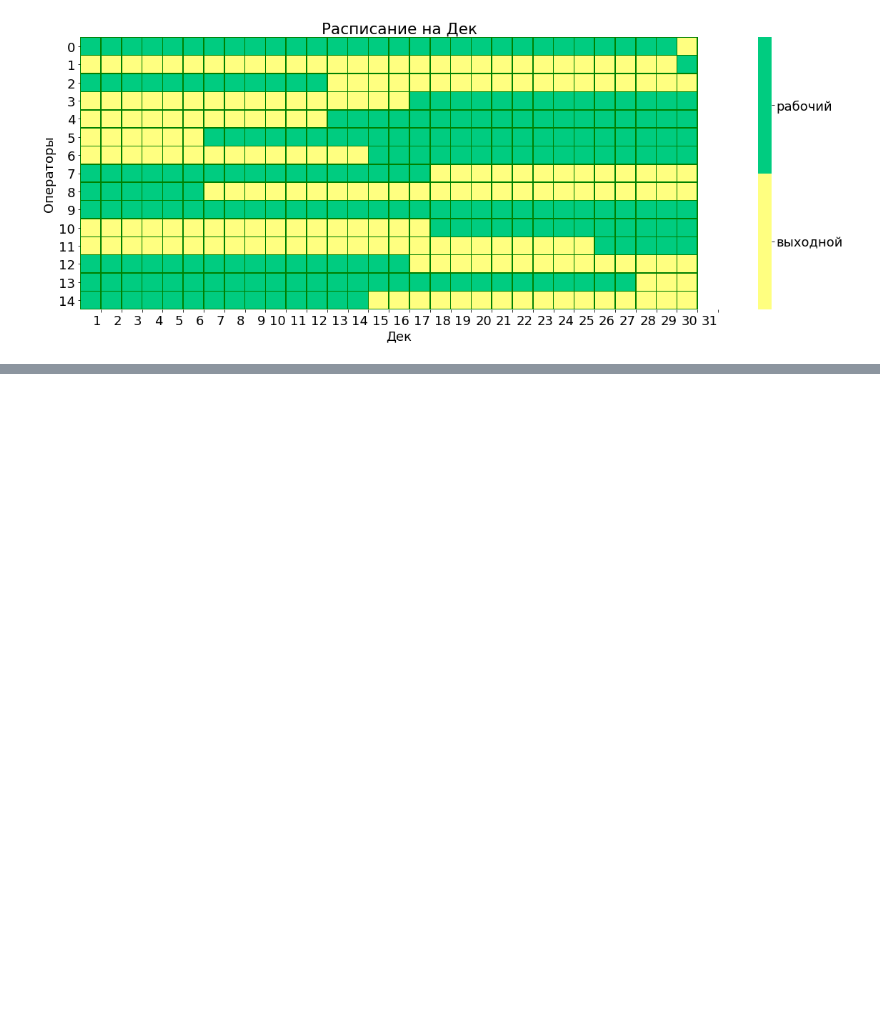
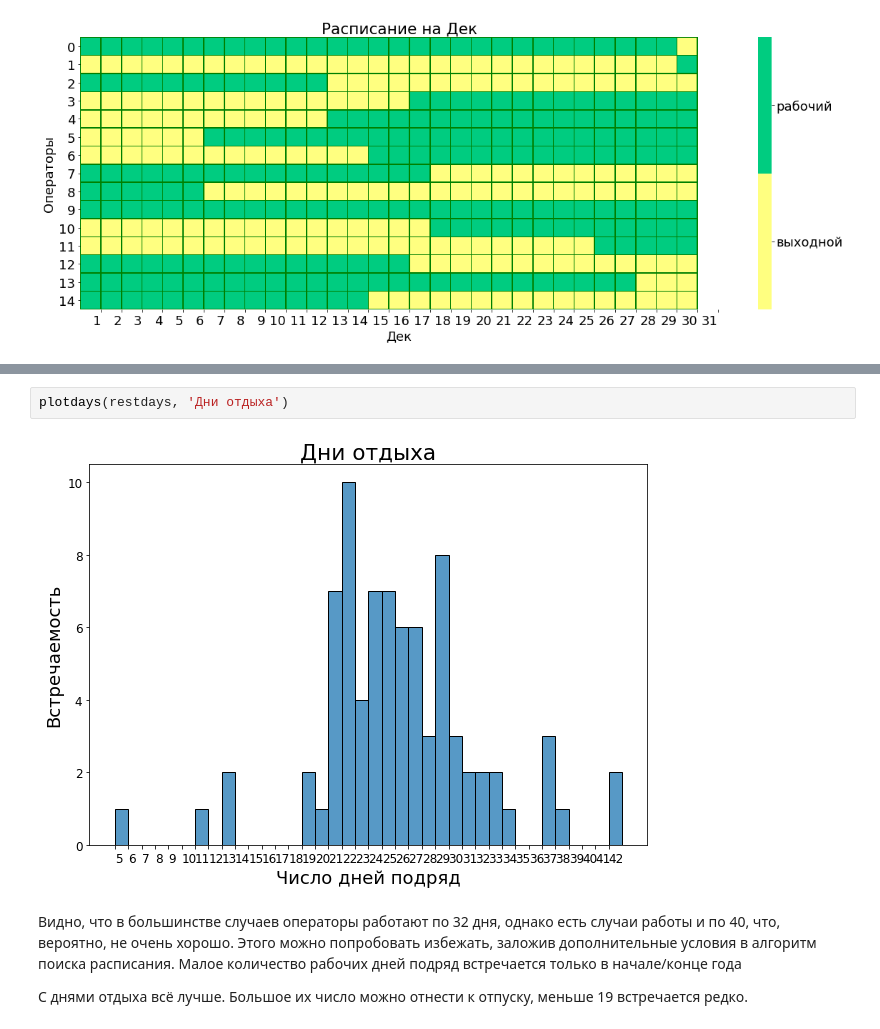
Before and after one commit to obopodo/MCS_schedule, a Jupyter notebook: Schedule.ipynb, the cells around one changed output, grey strips where cells are left out. Drawn from its saved outputs; the diff is of its cells as text; blank space fills up the shorter version.

```diff
--- a/Schedule.ipynb
+++ b/Schedule.ipynb
@@ -77,0 +124,9 @@ plot_schedule(s[0])
+# %%
+plotdays(restdays, 'Дни отдыха')
+# %% [output]
+[figure, added]
+# %% [markdown]
+Видно, что в большинстве случаев операторы работают по 32 дня, однако есть случаи работы и по 40, что, вероятно, не очень хорошо. Этого можно попробовать избежать, заложив дополнительные условия в алгоритм поиска расписания.
+Малое количество рабочих дней подряд встречается только в начале/конце года
+
+С днями отдыха всё лучше. Большое их число можно отнести к отпуску, меньше 19 встречается редко.
```
Also changed, not shown: parts of 8 cells of this notebook.
